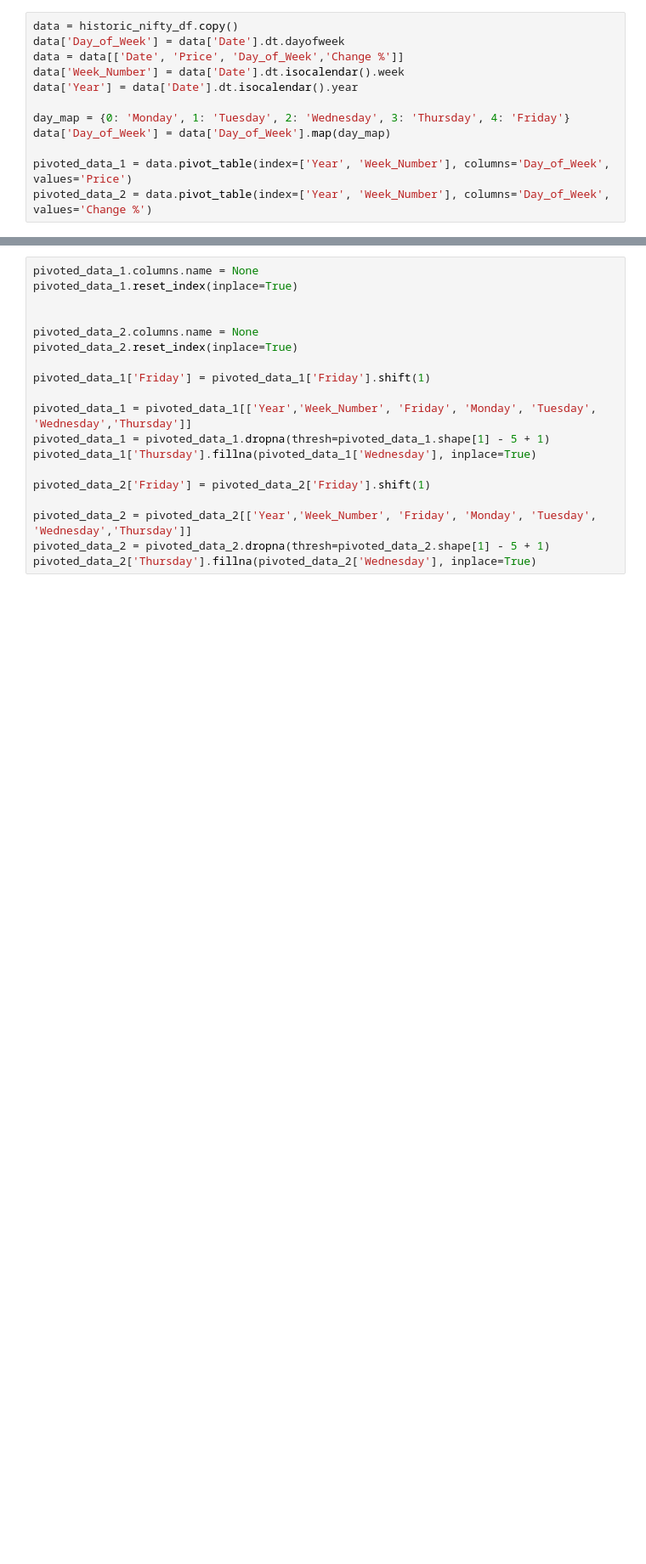
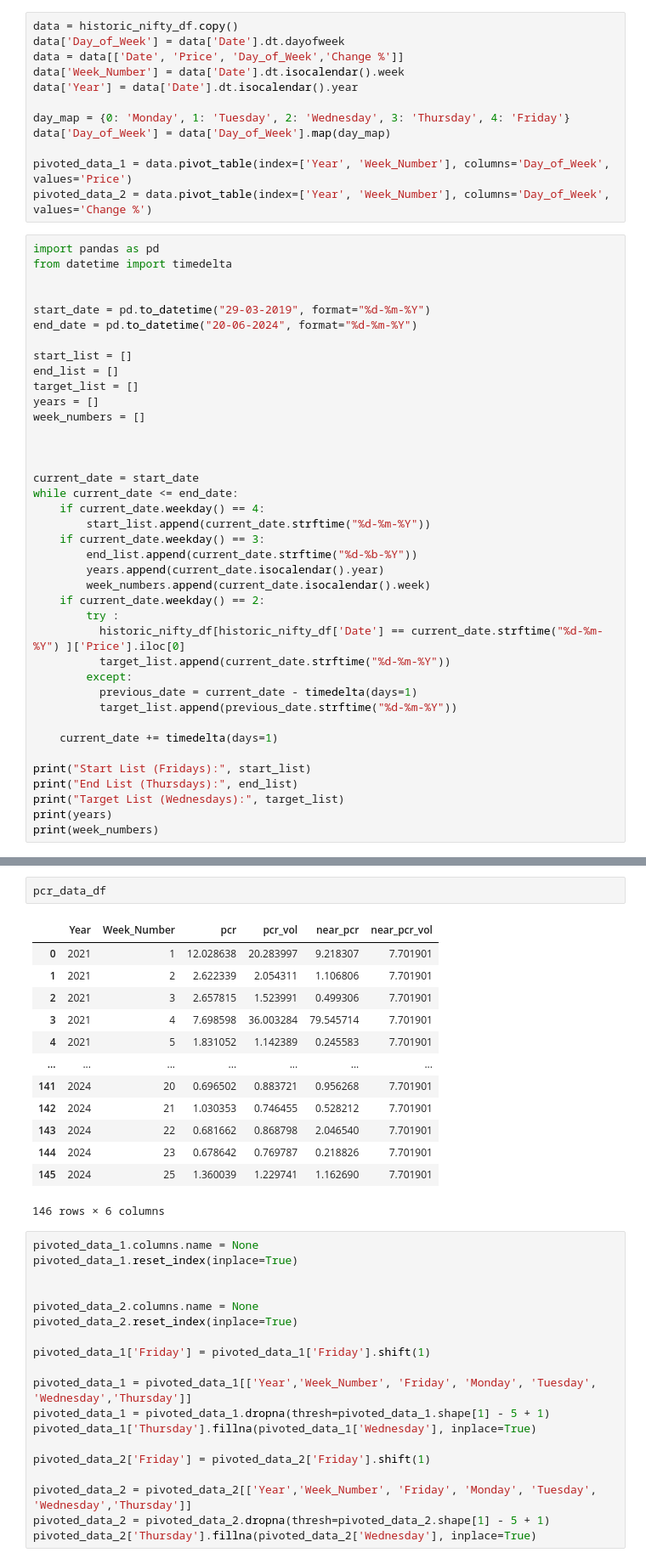
Before and after one commit to bala-ceg/backtest-strategies, a Jupyter notebook: weeklyexpiry_prediction.ipynb, the cells around one changed output, grey strips where cells are left out. Shown: that part at 85% size. Cells and saved outputs as stored; diff of their text form; blank space fills up the shorter version.

```diff
--- a/weeklyexpiry_prediction.ipynb
+++ b/weeklyexpiry_prediction.ipynb
@@ -217,3 +220,42 @@ data['Day_of_Week'] = data['Day_of_Week'].map(day_map)
 
 pivoted_data_1 = data.pivot_table(index=['Year', 'Week_Number'], columns='Day_of_Week', values='Price')
 pivoted_data_2 = data.pivot_table(index=['Year', 'Week_Number'], columns='Day_of_Week', values='Change %')
+# %%
+import pandas as pd
+from datetime import timedelta
+
+
+start_date = pd.to_datetime("29-03-2019", format="%d-%m-%Y")
+end_date = pd.to_datetime("20-06-2024", format="%d-%m-%Y")
+
+start_list = []
+end_list = []
+target_list = []
+years = []
+week_numbers = []
+
+
+
+current_date = start_date
+while current_date <= end_date:
+    if current_date.weekday() == 4:
+        start_list.append(current_date.strftime("%d-%m-%Y"))
+    if current_date.weekday() == 3:
+        end_list.append(current_date.strftime("%d-%b-%Y"))
+        years.append(current_date.isocalendar().year)
+        week_numbers.append(current_date.isocalendar().week)
+    if current_date.weekday() == 2:
+        try :
+          historic_nifty_df[historic_nifty_df['Date'] == current_date.strftime("%d-%m-%Y") ]['Price'].iloc[0]
+          target_list.append(current_date.strftime("%d-%m-%Y"))
+        except:
+          previous_date = current_date - timedelta(days=1)
+          target_list.append(previous_date.strftime("%d-%m-%Y"))
+
+    current_date += timedelta(days=1)
+
+print("Start List (Fridays):", start_list)
+print("End List (Thursdays):", end_list)
+print("Target List (Wednesdays):", target_list)
+print(years)
+print(week_numbers)
@@ -220,3 +365,19 @@ pivoted_data_2 = data.pivot_table(index=['Year', 'Week_Number'], columns='Day_of
+# %%
+pcr_data_df
+# %% [output]
+|  | Year | Week_Number | pcr | pcr_vol | near_pcr | near_pcr_vol |
+| 0 | 2021 | 1 | 12.028638 | 20.283997 | 9.218307 | 7.701901 |
+| 1 | 2021 | 2 | 2.622339 | 2.054311 | 1.106806 | 7.701901 |
+| 2 | 2021 | 3 | 2.657815 | 1.523991 | 0.499306 | 7.701901 |
+| 3 | 2021 | 4 | 7.698598 | 36.003284 | 79.545714 | 7.701901 |
+| 4 | 2021 | 5 | 1.831052 | 1.142389 | 0.245583 | 7.701901 |
+| ... | ... | ... | ... | ... | ... | ... |
+| 141 | 2024 | 20 | 0.696502 | 0.883721 | 0.956268 | 7.701901 |
+| 142 | 2024 | 21 | 1.030353 | 0.746455 | 0.528212 | 7.701901 |
+| 143 | 2024 | 22 | 0.681662 | 0.868798 | 2.046540 | 7.701901 |
+| 144 | 2024 | 23 | 0.678642 | 0.769787 | 0.218826 | 7.701901 |
+| 145 | 2024 | 25 | 1.360039 | 1.229741 | 1.162690 | 7.701901 |
+146 rows × 6 columns
 # %%
 pivoted_data_1.columns.name = None
 pivoted_data_1.reset_index(inplace=True)
```
Also changed, not shown: parts of 16 cells of this notebook.
